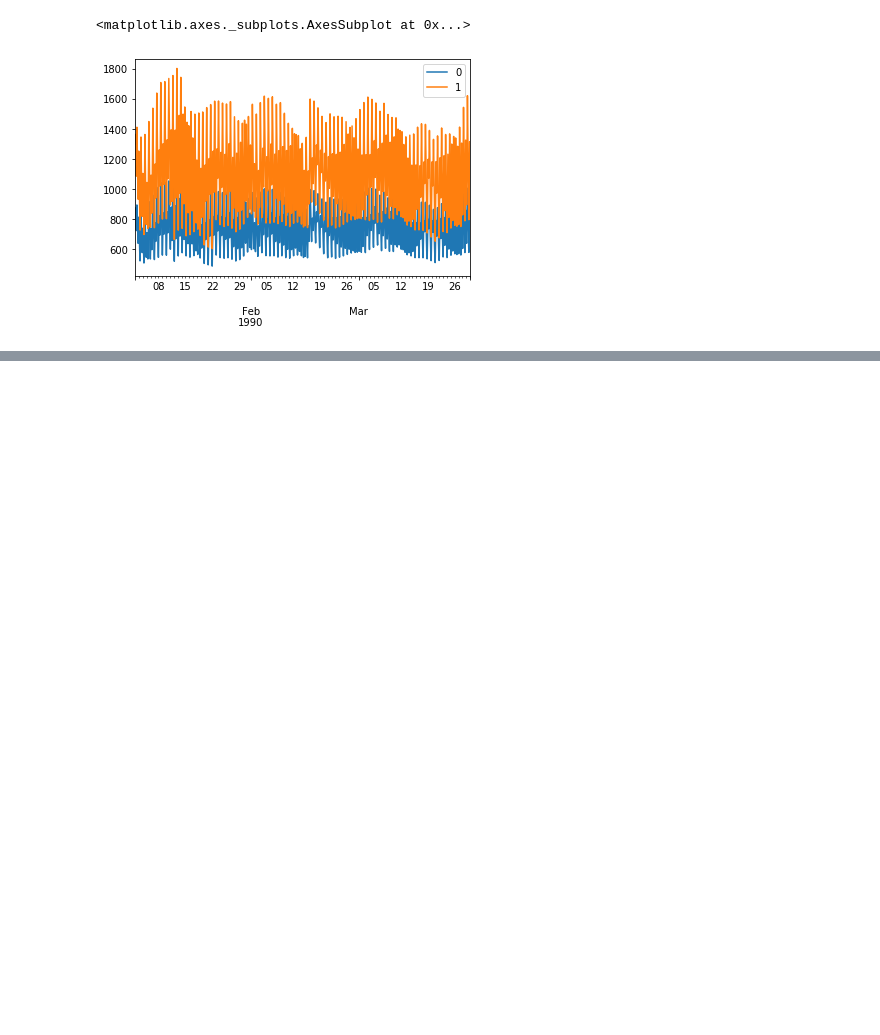
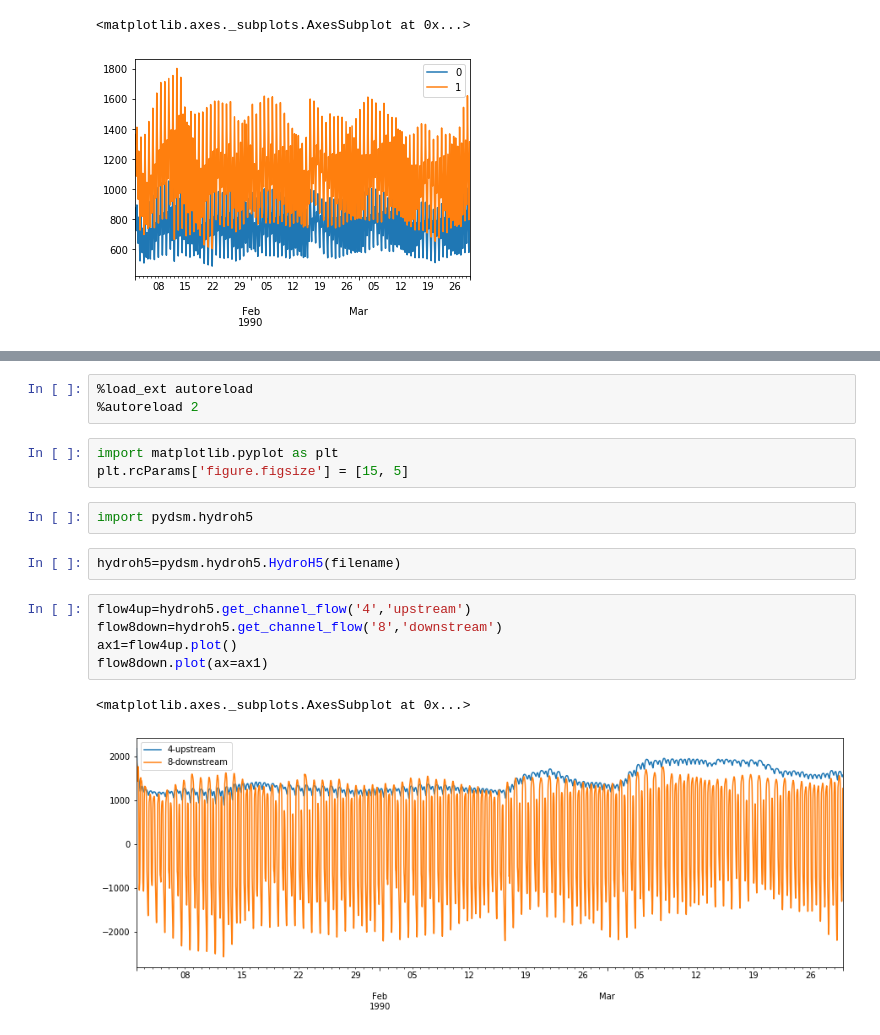
Before and after one commit to CADWRDeltaModeling/pydsm, a Jupyter notebook: notebooks/dsm2_h5_read_example.ipynb, the cells around one changed output, grey strips where cells are left out. Saved outputs shown, nothing was run; the diff lists cells and outputs as text; blank space fills up the shorter version.

Commit message:
reads hydro tidefiles - reads channel flows and areas - read supports channel lists and time slices added versioning from init file and no arch conda build added tests and test files for regression

```diff
--- a/notebooks/dsm2_h5_read_example.ipynb
+++ b/notebooks/dsm2_h5_read_example.ipynb
@@ -450,0 +444,18 @@ display(pydsm.io.read_table_as_df(filename,'/hydro/geometry/transfer_names'))
+# %%
+%load_ext autoreload
+%autoreload 2
+# %%
+import matplotlib.pyplot as plt
+plt.rcParams['figure.figsize'] = [15, 5]
+# %%
+import pydsm.hydroh5
+# %%
+hydroh5=pydsm.hydroh5.HydroH5(filename)
+# %%
+flow4up=hydroh5.get_channel_flow('4','upstream')
+flow8down=hydroh5.get_channel_flow('8','downstream')
+ax1=flow4up.plot()
+flow8down.plot(ax=ax1)
+# %% [output]
+<matplotlib.axes._subplots.AxesSubplot at 0x...>
+[figure, added]
```
Also changed, not shown: parts of 13 cells of this notebook, 31 other files.
